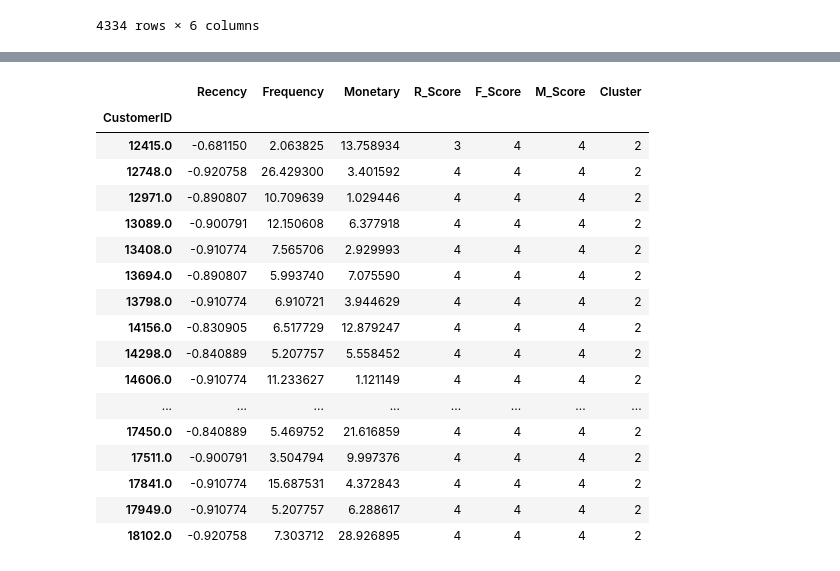
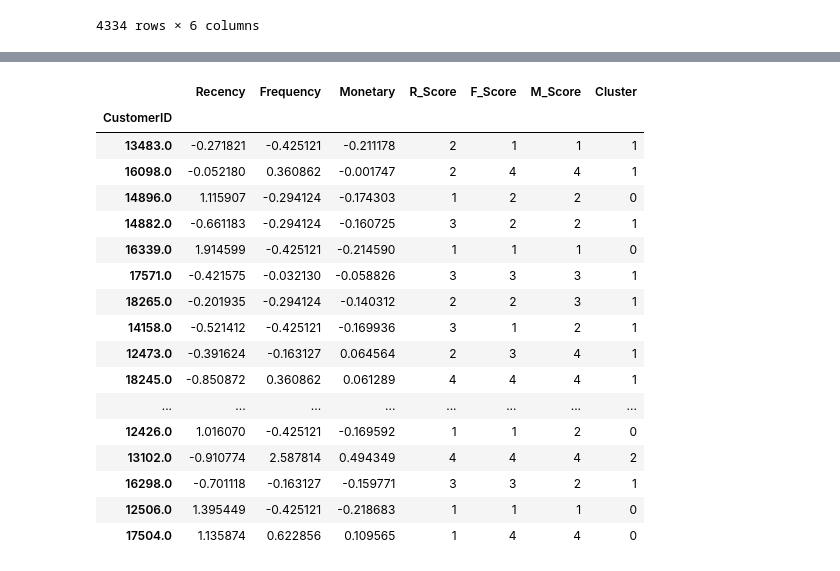
Before and after one commit to DATA-606-2023-FALL-MONDAY/Khambalkar_Jahanvi, a Jupyter notebook: src/rfm_analysis_final_version.ipynb, the cells around one changed output, grey strips where cells are left out. Saved outputs shown, nothing was run; the diff lists cells and outputs as text; code cells hidden in the pictures.

```diff
--- a/src/rfm_analysis _model.ipynb
+++ b/src/rfm_analysis_final_version.ipynb
@@ -848,21 +1330,0 @@ Name: count, dtype: int64
-# %%
-df_cluster_scaled.loc[df_cluster_scaled['Cluster'] == 2]
-# %% [output]
-|  | Recency | Frequency | Monetary | R_Score | F_Score | M_Score | Cluster |
-| CustomerID |  |  |  |  |  |  |  |
-| 12415.0 | -0.681150 | 2.063825 | 13.758934 | 3 | 4 | 4 | 2 |
-| 12748.0 | -0.920758 | 26.429300 | 3.401592 | 4 | 4 | 4 | 2 |
-| 12971.0 | -0.890807 | 10.709639 | 1.029446 | 4 | 4 | 4 | 2 |
-| 13089.0 | -0.900791 | 12.150608 | 6.377918 | 4 | 4 | 4 | 2 |
-| 13408.0 | -0.910774 | 7.565706 | 2.929993 | 4 | 4 | 4 | 2 |
-| 13694.0 | -0.890807 | 5.993740 | 7.075590 | 4 | 4 | 4 | 2 |
-| 13798.0 | -0.910774 | 6.910721 | 3.944629 | 4 | 4 | 4 | 2 |
-| 14156.0 | -0.830905 | 6.517729 | 12.879247 | 4 | 4 | 4 | 2 |
-| 14298.0 | -0.840889 | 5.207757 | 5.558452 | 4 | 4 | 4 | 2 |
-| 14606.0 | -0.910774 | 11.233627 | 1.121149 | 4 | 4 | 4 | 2 |
-| ... | ... | ... | ... | ... | ... | ... | ... |
-| 17450.0 | -0.840889 | 5.469752 | 21.616859 | 4 | 4 | 4 | 2 |
-| 17511.0 | -0.900791 | 3.504794 | 9.997376 | 4 | 4 | 4 | 2 |
-| 17841.0 | -0.910774 | 15.687531 | 4.372843 | 4 | 4 | 4 | 2 |
-| 17949.0 | -0.910774 | 5.207757 | 6.288617 | 4 | 4 | 4 | 2 |
-| 18102.0 | -0.920758 | 7.303712 | 28.926895 | 4 | 4 | 4 | 2 |
@@ -909,0 +1331,21 @@ fig.show()
+# %%
+x_test.head(20)
+# %% [output]
+|  | Recency | Frequency | Monetary | R_Score | F_Score | M_Score | Cluster |
+| CustomerID |  |  |  |  |  |  |  |
+| 13483.0 | -0.271821 | -0.425121 | -0.211178 | 2 | 1 | 1 | 1 |
+| 16098.0 | -0.052180 | 0.360862 | -0.001747 | 2 | 4 | 4 | 1 |
+| 14896.0 | 1.115907 | -0.294124 | -0.174303 | 1 | 2 | 2 | 0 |
+| 14882.0 | -0.661183 | -0.294124 | -0.160725 | 3 | 2 | 2 | 1 |
+| 16339.0 | 1.914599 | -0.425121 | -0.214590 | 1 | 1 | 1 | 0 |
+| 17571.0 | -0.421575 | -0.032130 | -0.058826 | 3 | 3 | 3 | 1 |
+| 18265.0 | -0.201935 | -0.294124 | -0.140312 | 2 | 2 | 3 | 1 |
+| 14158.0 | -0.521412 | -0.425121 | -0.169936 | 3 | 1 | 2 | 1 |
+| 12473.0 | -0.391624 | -0.163127 | 0.064564 | 2 | 3 | 4 | 1 |
+| 18245.0 | -0.850872 | 0.360862 | 0.061289 | 4 | 4 | 4 | 1 |
+| ... | ... | ... | ... | ... | ... | ... | ... |
+| 12426.0 | 1.016070 | -0.425121 | -0.169592 | 1 | 1 | 2 | 0 |
+| 13102.0 | -0.910774 | 2.587814 | 0.494349 | 4 | 4 | 4 | 2 |
+| 16298.0 | -0.701118 | -0.163127 | -0.159771 | 3 | 3 | 2 | 1 |
+| 12506.0 | 1.395449 | -0.425121 | -0.218683 | 1 | 1 | 1 | 0 |
+| 17504.0 | 1.135874 | 0.622856 | 0.109565 | 1 | 4 | 4 | 0 |
```
Also changed, not shown: parts of 56 cells of this notebook, 6 other files.
